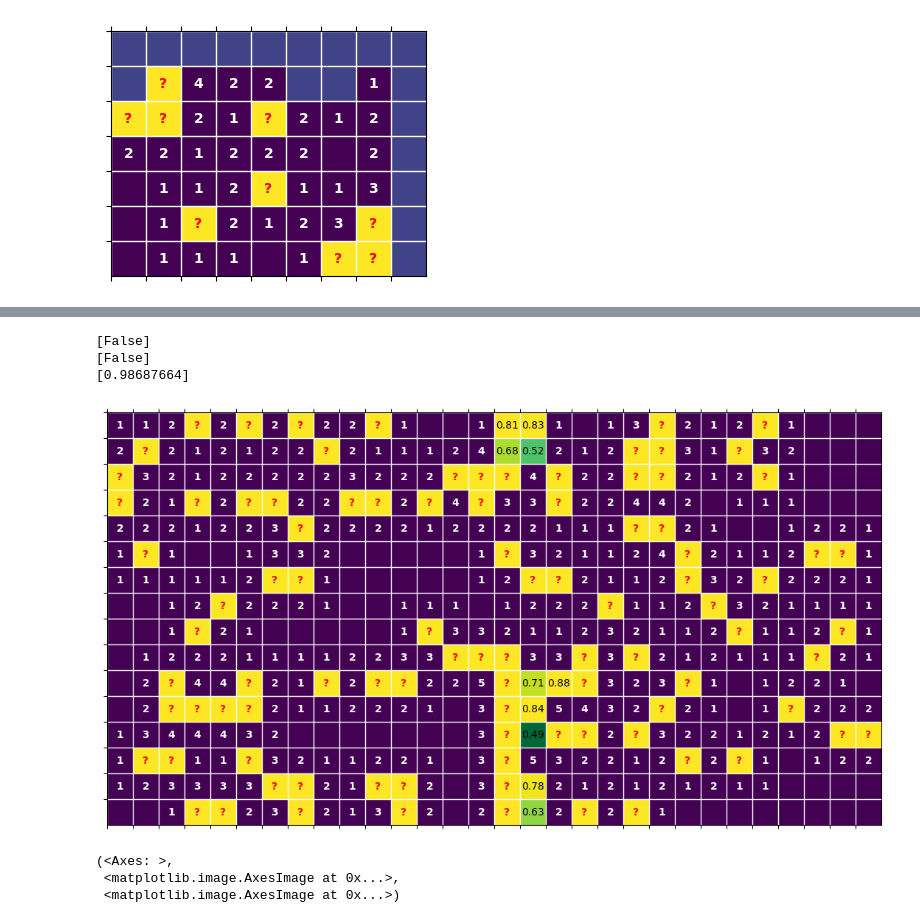
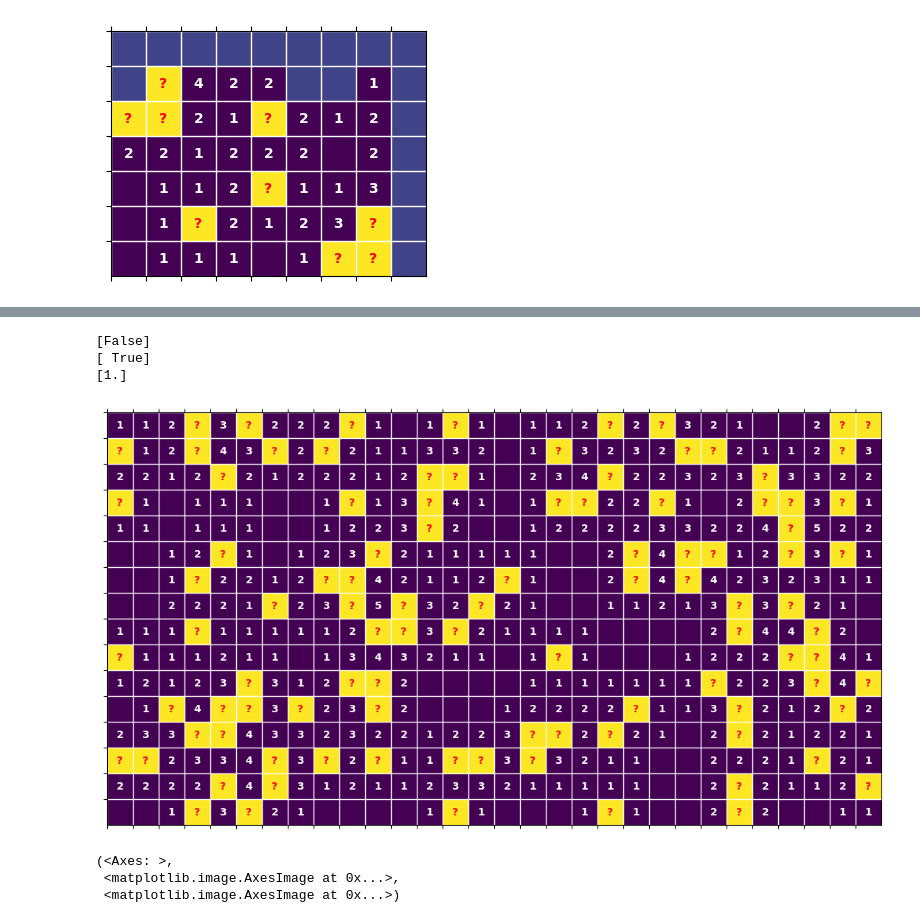
Before and after one commit to ClaudioPaterniti/MineSweeperLearning, a Jupyter notebook: test.ipynb, the cells around one changed output, grey strips where cells are left out. Cells and saved outputs as stored; diff of their text form; code cells hidden in the pictures.

```diff
--- a/test.ipynb
+++ b/test.ipynb
@@ -16,10 +17,12 @@ device = (
     else "cpu"
 )
 print(device)
-unet = UnetModel.load('weights/unet_16x30.pth', device)
+unet = UnetModel.load('weights/unet_16x30_64.pth', device)
+conv = ConvModel.load('weights/conv_3x3_64.pth', device)
 patch = PatchMLPModel.load('weights/patch_mlp_7x7_1024.pth', device)
 unet_player = ThresholdPlayer(unet, 0.01, 0.99)
 patch_player = ThresholdPlayer(patch, 0.01, 0.99)
+conv_player = ThresholdPlayer(conv, 0.01, 0.99)
 # %% [output]
 cpu
 # %%
@@ -37,4 +40,7 @@ g = np.array([[
 ax, s, h = pyplot_game(g[0], print_zeros=False)
 # %% [output]
 [figure]
+# %%
+model = conv
+player = conv_player
 # %%
@@ -62,15 +76,17 @@ g.pyplot_game(0, mine_probs=p[0], highlighted='last_moves', print_zeros= True, s
 # %%
-patch_player.play(g) # play untill the end
+g = Game(n=1)
+z = g.open_zero()
+player.play(g) # play untill the end
 print(g.active_games)
 print(g.won)
 print(g.scores())
-p = patch(g.game_state(), g.mines_n)
+p = model(g.game_state(), g.mines_n)
 g.pyplot_game(0, mine_probs=p[0], highlighted='losing', print_zeros=False)
 # %% [output]
 [False]
-[False]
-[0.98687664]
+[ True]
+[1.]
-[figure, old version]
+[figure, new version]
 (<Axes: >,
  <matplotlib.image.AxesImage at 0x...>,
  <matplotlib.image.AxesImage at 0x...>)
```
Also changed, not shown: parts of 11 cells of this notebook, 4 other files.
